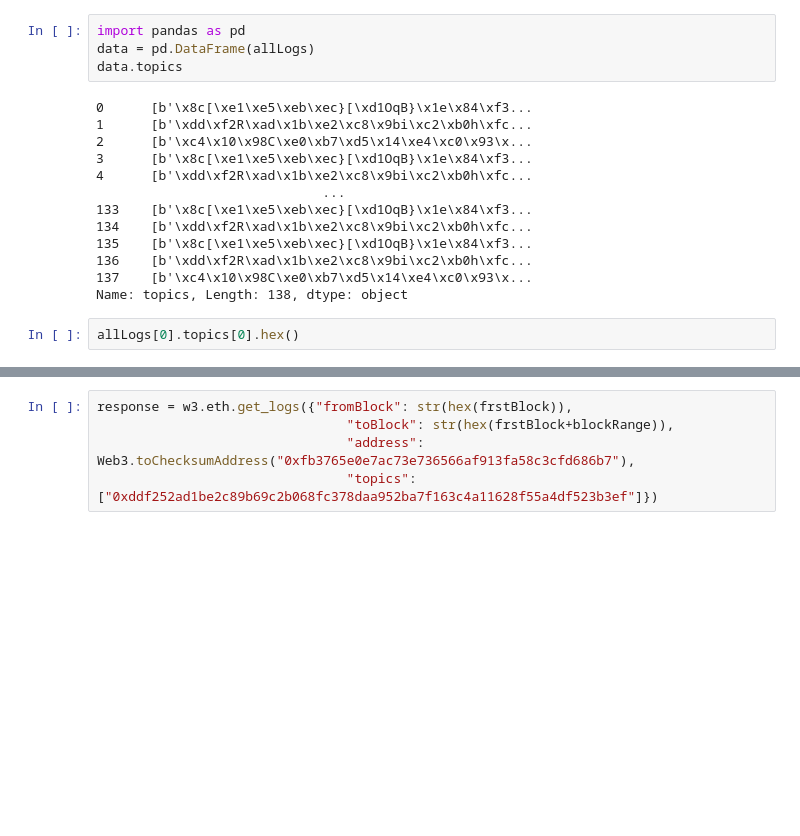
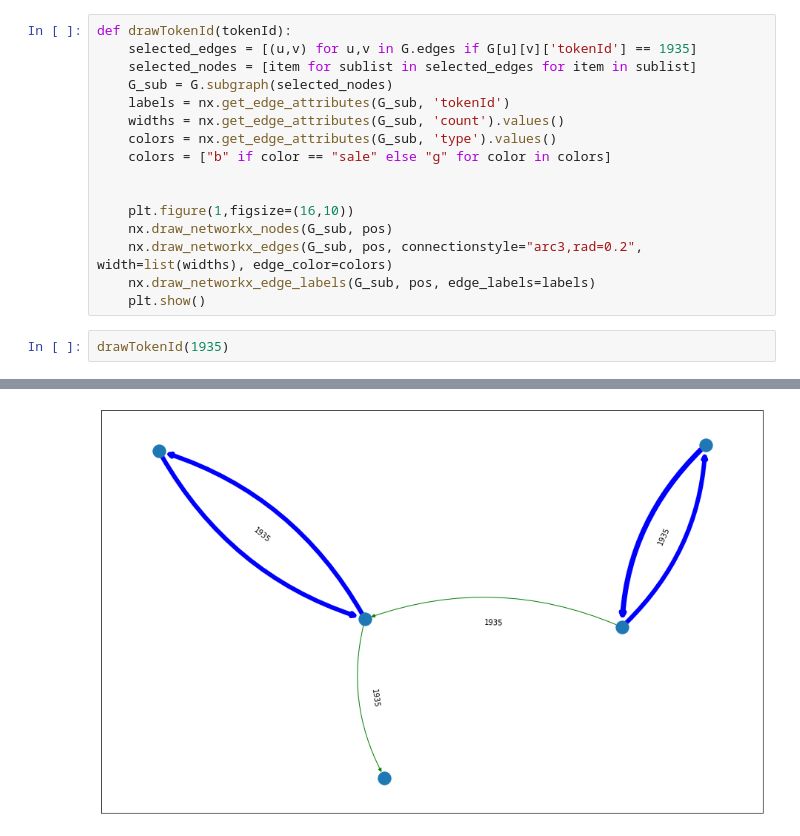
Before and after one commit to cryptoassetanalyticsnet/CAA-TheWebConf2022, a Jupyter notebook: 03_NFT_wash_trading.ipynb, the cells around one changed output, grey strips where cells are left out. Cells and saved outputs as stored; diff of their text form; blank space fills up the shorter version.

```diff
--- a/03_NFT_wash_trading.ipynb
+++ b/03_NFT_wash_trading.ipynb
@@ -126,20 +150,19 @@ pd.DataFrame(transferEvents)
 # %%
-import pandas as pd
-data = pd.DataFrame(allLogs)
-data.topics
+def drawTokenId(tokenId):
+    selected_edges = [(u,v) for u,v in G.edges if G[u][v]['tokenId'] == 1935]
+    selected_nodes = [item for sublist in selected_edges for item in sublist]
+    G_sub = G.subgraph(selected_nodes)
+    labels = nx.get_edge_attributes(G_sub, 'tokenId')
+    widths = nx.get_edge_attributes(G_sub, 'count').values()
+    colors = nx.get_edge_attributes(G_sub, 'type').values()
+    colors = ["b" if color == "sale" else "g" for color in colors]
+
+
+    plt.figure(1,figsize=(16,10))
+    nx.draw_networkx_nodes(G_sub, pos)
+    nx.draw_networkx_edges(G_sub, pos, connectionstyle="arc3,rad=0.2", width=list(widths), edge_color=colors)
+    nx.draw_networkx_edge_labels(G_sub, pos, edge_labels=labels)
+    plt.show()
-# %% [output]
-0      [b'\x8c[\xe1\xe5\xeb\xec}[\xd1OqB}\x1e\x84\xf3...
-1      [b'\xdd\xf2R\xad\x1b\xe2\xc8\x9bi\xc2\xb0h\xfc...
-2      [b'\xc4\x10\x98C\xe0\xb7\xd5\x14\xe4\xc0\x93\x...
-3      [b'\x8c[\xe1\xe5\xeb\xec}[\xd1OqB}\x1e\x84\xf3...
-4      [b'\xdd\xf2R\xad\x1b\xe2\xc8\x9bi\xc2\xb0h\xfc...
-                             ...
-133    [b'\x8c[\xe1\xe5\xeb\xec}[\xd1OqB}\x1e\x84\xf3...
-134    [b'\xdd\xf2R\xad\x1b\xe2\xc8\x9bi\xc2\xb0h\xfc...
-135    [b'\x8c[\xe1\xe5\xeb\xec}[\xd1OqB}\x1e\x84\xf3...
-136    [b'\xdd\xf2R\xad\x1b\xe2\xc8\x9bi\xc2\xb0h\xfc...
-137    [b'\xc4\x10\x98C\xe0\xb7\xd5\x14\xe4\xc0\x93\x...
-Name: topics, Length: 138, dtype: object
 # %%
-allLogs[0].topics[0].hex()
+drawTokenId(1935)
 # %% [output]
@@ -147,5 +169 @@ allLogs[0].topics[0].hex()
+[figure, added]
-# %%
-response = w3.eth.get_logs({"fromBlock": str(hex(frstBlock)),
-                                "toBlock": str(hex(frstBlock+blockRange)),
-                                "address": Web3.toChecksumAddress("0xfb3765e0e7ac73e736566af913fa58c3cfd686b7"),
-                                "topics": ["0xddf252ad1be2c89b69c2b068fc378daa952ba7f163c4a11628f55a4df523b3ef"]})
```
Also changed, not shown: parts of 19 cells of this notebook, 3 other files.
